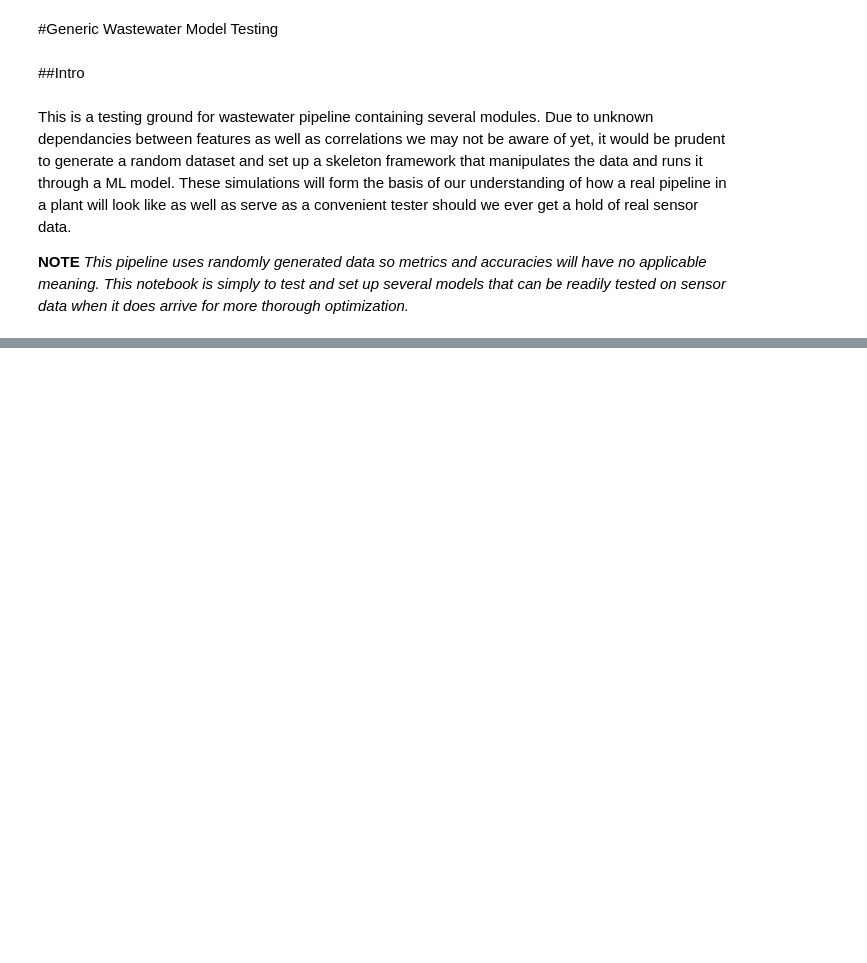
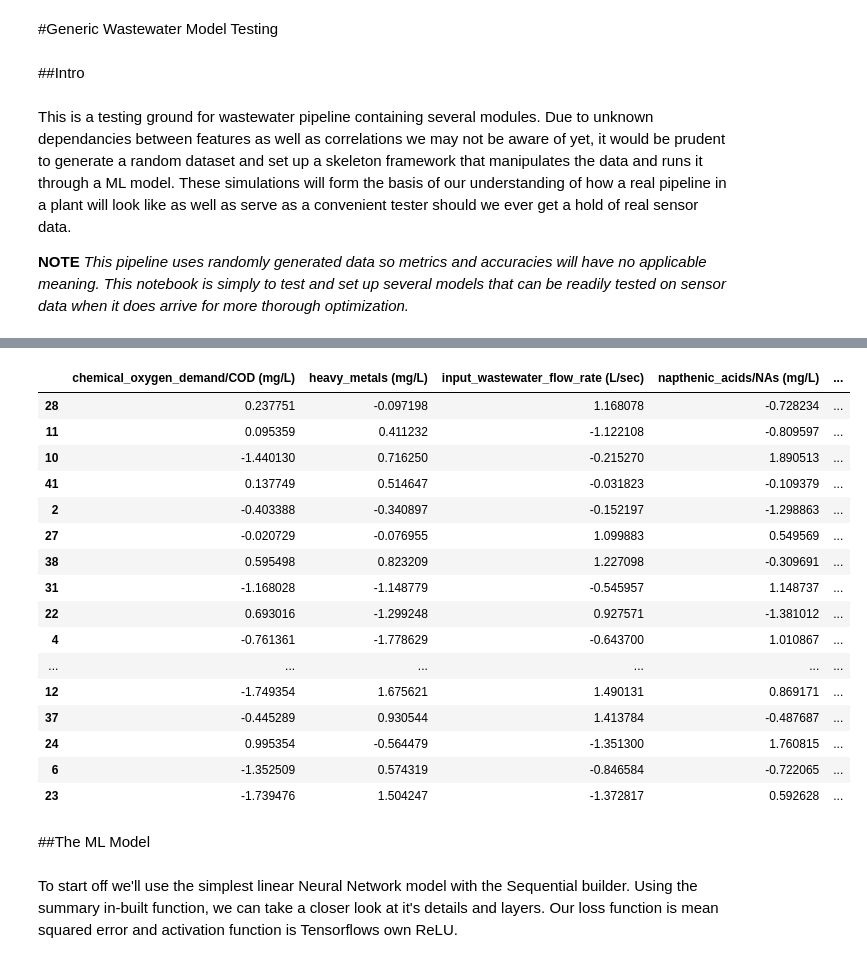
Before and after one commit to adamyli/Generic-Sensor-Data-ML-Framework-WIP, a Jupyter notebook: Generic_Wastewater_Plant_ML_w_TensorFlow.ipynb, the cells around one changed output, grey strips where cells are left out. Drawn from its saved outputs; the diff is of its cells as text; code cells hidden in the pictures; blank space fills up the shorter version.

```diff
--- a/Generic_Wastewater_Plant_ML_w_TensorFlow.ipynb
+++ b/Generic_Wastewater_Plant_ML_w_TensorFlow.ipynb
@@ -54,0 +96,33 @@ Also above are our training and test datasets with a 80/20 split. We separate th
+# %%
+def norm(x):
+  '''
+  Normalizes our training values as several features have different ranges and scalings. It is good practice anyway and helps the model along.
+
+  '''
+  return (x - train_stats['mean']) / train_stats['std']
+normalized_train_data = norm(train_df)
+normalized_test_data = norm(test_df)
+normalized_train_data
+# %% [output]
+|  | chemical_oxygen_demand/COD (mg/L) | heavy_metals (mg/L) | input_wastewater_flow_rate (L/sec) | napthenic_acids/NAs (mg/L) | ... |
+| 28 | 0.237751 | -0.097198 | 1.168078 | -0.728234 | ... |
+| 11 | 0.095359 | 0.411232 | -1.122108 | -0.809597 | ... |
+| 10 | -1.440130 | 0.716250 | -0.215270 | 1.890513 | ... |
+| 41 | 0.137749 | 0.514647 | -0.031823 | -0.109379 | ... |
+| 2 | -0.403388 | -0.340897 | -0.152197 | -1.298863 | ... |
+| 27 | -0.020729 | -0.076955 | 1.099883 | 0.549569 | ... |
+| 38 | 0.595498 | 0.823209 | 1.227098 | -0.309691 | ... |
+| 31 | -1.168028 | -1.148779 | -0.545957 | 1.148737 | ... |
+| 22 | 0.693016 | -1.299248 | 0.927571 | -1.381012 | ... |
+| 4 | -0.761361 | -1.778629 | -0.643700 | 1.010867 | ... |
+| ... | ... | ... | ... | ... | ... |
+| 12 | -1.749354 | 1.675621 | 1.490131 | 0.869171 | ... |
+| 37 | -0.445289 | 0.930544 | 1.413784 | -0.487687 | ... |
+| 24 | 0.995354 | -0.564479 | -1.351300 | 1.760815 | ... |
+| 6 | -1.352509 | 0.574319 | -0.846584 | -0.722065 | ... |
+| 23 | -1.739476 | 1.504247 | -1.372817 | 0.592628 | ... |
+# %% [markdown]
+##The ML Model
+# %% [markdown]
+To start off we'll use the simplest  linear Neural Network model with the Sequential builder.  Using the summary in-built function, we can take a closer look at it's details and layers.
+Our loss function is mean squared error and activation function is Tensorflows own ReLU.
```
Also changed, not shown: parts of 21 cells of this notebook.
